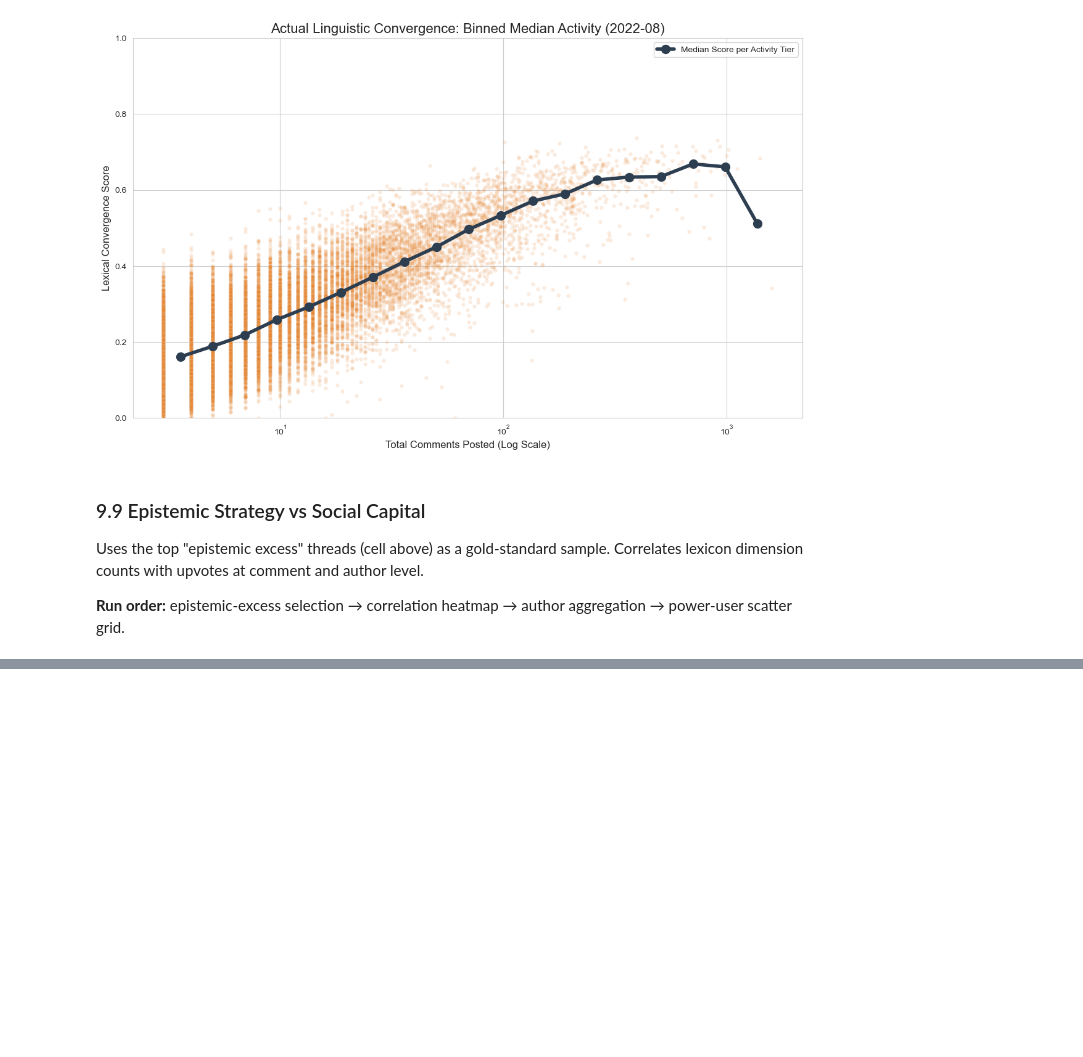
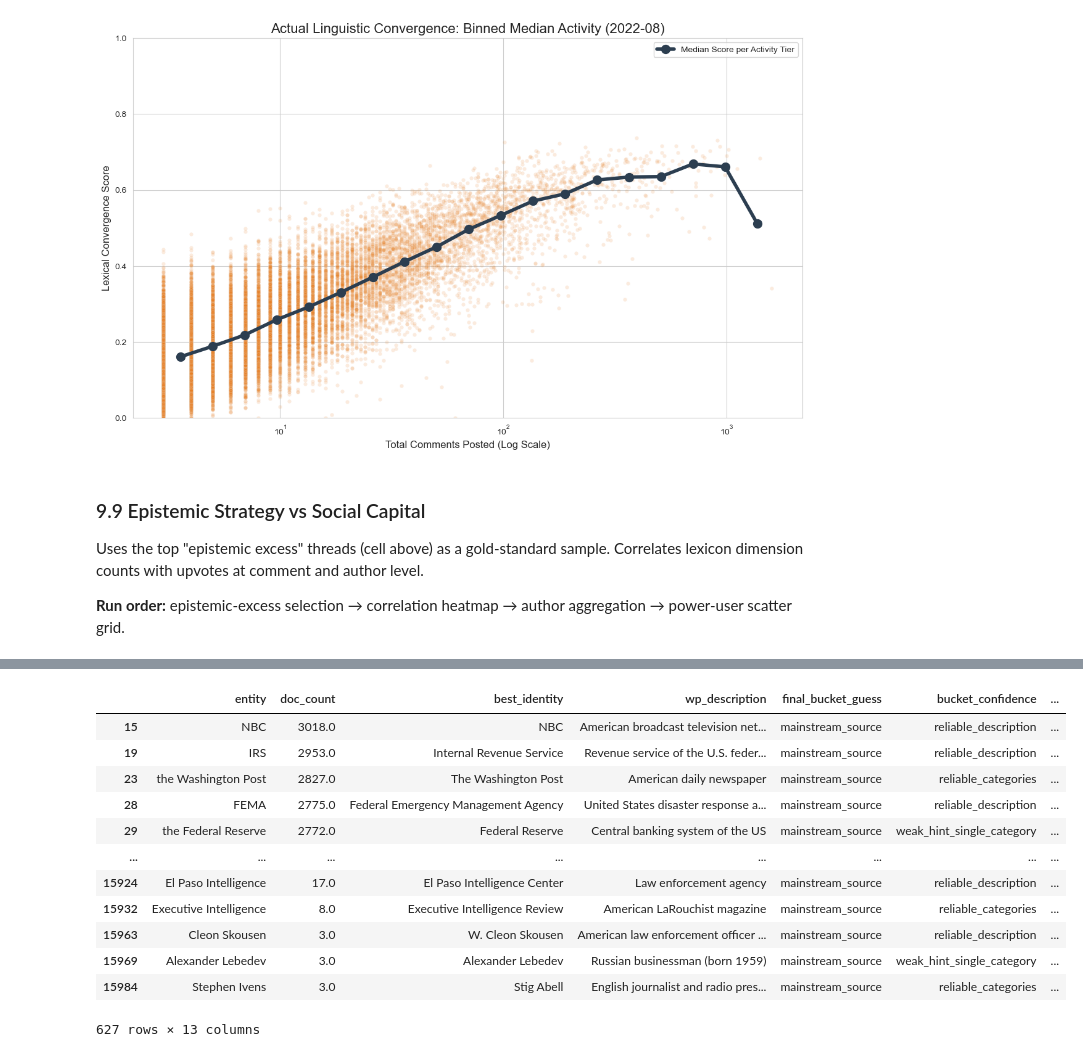
Before and after one commit to humanathema/ConspiracyComments, a Jupyter notebook: ConspiracyMaster_Refactored.ipynb, the cells around one changed output, grey strips where cells are left out. Drawn from its saved outputs; the diff is of its cells as text; code cells hidden in the pictures; blank space fills up the shorter version.

```diff
--- a/ConspiracyMaster_Refactored.ipynb
+++ b/ConspiracyMaster_Refactored.ipynb
@@ -4133,0 +4267,18 @@ viz.plot_zscore_power_users(df_power_users, dim_cols)
+# %%
+MSM = NER[NER['final_bucket_guess']=="mainstream_source"]
+# %%
+MSM
+# %% [output]
+|  | entity | doc_count | best_identity | wp_description | final_bucket_guess | bucket_confidence | ... |
+| 15 | NBC | 3018.0 | NBC | American broadcast television net... | mainstream_source | reliable_description | ... |
+| 19 | IRS | 2953.0 | Internal Revenue Service | Revenue service of the U.S. feder... | mainstream_source | reliable_description | ... |
+| 23 | the Washington Post | 2827.0 | The Washington Post | American daily newspaper | mainstream_source | reliable_categories | ... |
+| 28 | FEMA | 2775.0 | Federal Emergency Management Agency | United States disaster response a... | mainstream_source | reliable_description | ... |
+| 29 | the Federal Reserve | 2772.0 | Federal Reserve | Central banking system of the US | mainstream_source | weak_hint_single_category | ... |
+| ... | ... | ... | ... | ... | ... | ... | ... |
+| 15924 | El Paso Intelligence | 17.0 | El Paso Intelligence Center | Law enforcement agency | mainstream_source | reliable_description | ... |
+| 15932 | Executive Intelligence | 8.0 | Executive Intelligence Review | American LaRouchist magazine | mainstream_source | reliable_categories | ... |
+| 15963 | Cleon Skousen | 3.0 | W. Cleon Skousen | American law enforcement officer ... | mainstream_source | reliable_description | ... |
+| 15969 | Alexander Lebedev | 3.0 | Alexander Lebedev | Russian businessman (born 1959) | mainstream_source | weak_hint_single_category | ... |
+| 15984 | Stephen Ivens | 3.0 | Stig Abell | English journalist and radio pres... | mainstream_source | reliable_categories | ... |
+627 rows × 13 columns
```
Also changed, not shown: parts of 14 cells of this notebook, 41 other files.
